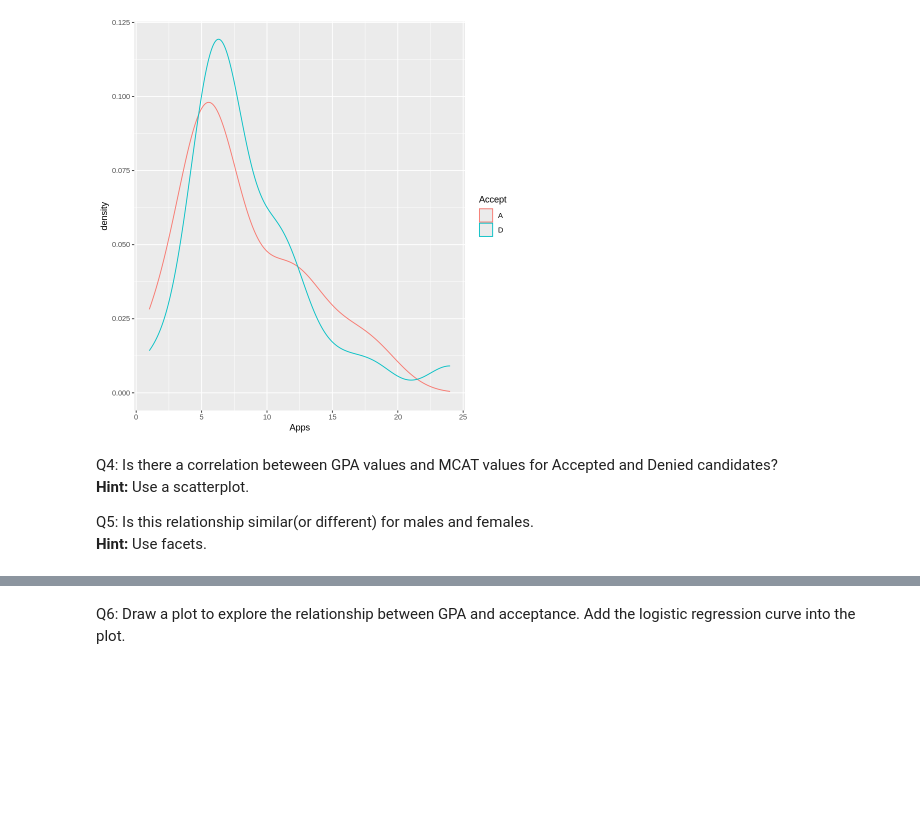
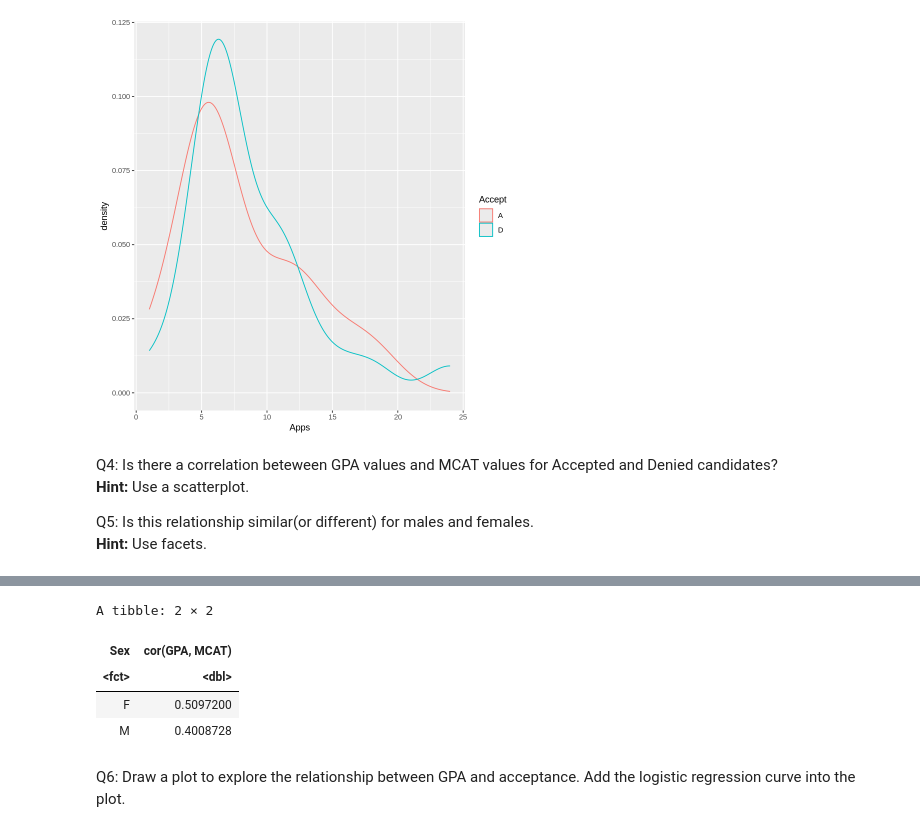
Before and after one commit to Deanna1117/2048, a Jupyter notebook: Logistic_Regression_Part2.ipynb, the cells around one changed output, grey strips where cells are left out. Drawn from its saved outputs; the diff is of its cells as text; code cells hidden in the pictures; blank space fills up the shorter version.

```diff
--- a/Logistic_Regression_Part2.ipynb
+++ b/Logistic_Regression_Part2.ipynb
@@ -81,3 +91,14 @@ Q5: Is this relationship similar(or different) for males and females.
+# %%
+mydata %>%
+  filter(MCAT > 20)%>% #filter the one outlier
+  group_by(Sex) %>%
+  summarize(cor(GPA, MCAT))
+# %% [output]
+A tibble: 2 × 2
+| Sex | cor(GPA, MCAT) |
+| <fct> | <dbl> |
+| F | 0.5097200 |
+| M | 0.4008728 |
 # %% [markdown]
 Q6: Draw a plot to explore the relationship between GPA and acceptance.  Add the logistic regression curve into the plot.
 # %%
```
Also changed, not shown: parts of 4 cells of this notebook.
